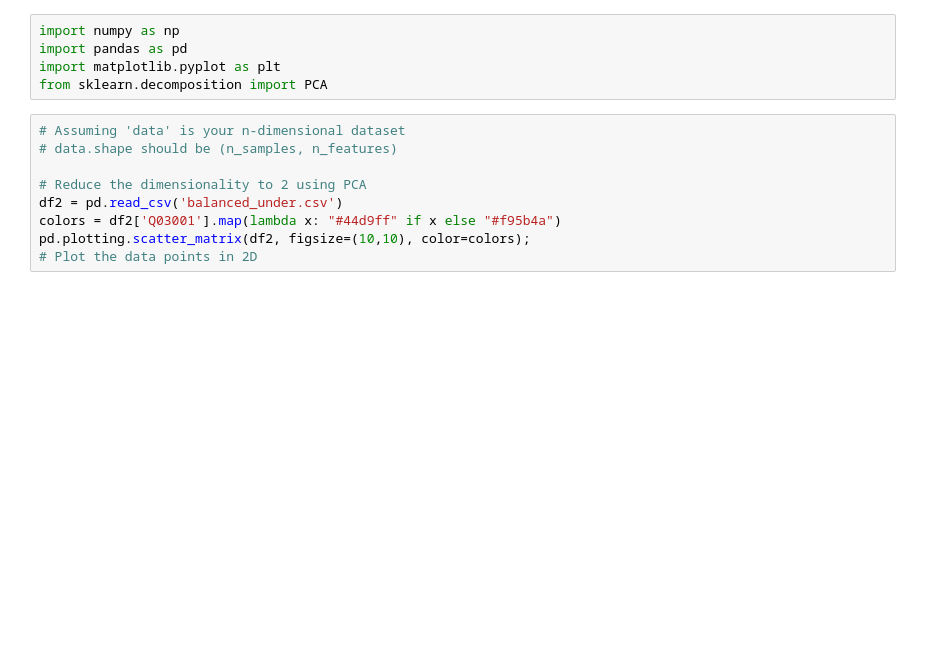
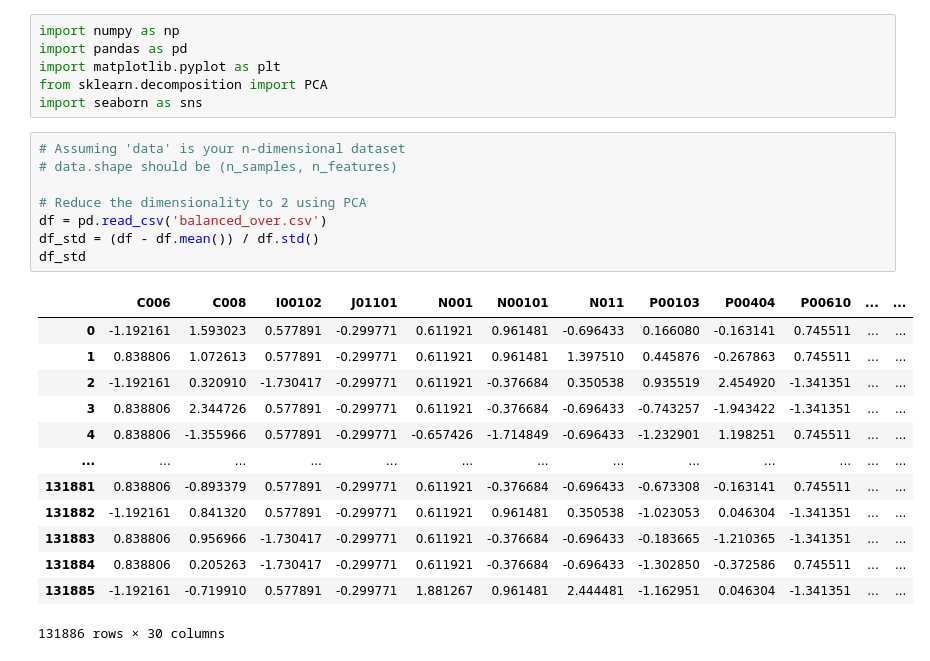
Before and after one commit to Tadleao/IA-Diabetes, a Jupyter notebook: Plot.ipynb, the cells around one changed output. Cells and saved outputs as stored; diff of their text form; blank space fills up the shorter version.

```diff
--- a/Plot.ipynb
+++ b/Plot.ipynb
@@ -3,12 +3,26 @@ import numpy as np
 import pandas as pd
 import matplotlib.pyplot as plt
 from sklearn.decomposition import PCA
+import seaborn as sns
 # %%
 # Assuming 'data' is your n-dimensional dataset
 # data.shape should be (n_samples, n_features)
 
 # Reduce the dimensionality to 2 using PCA
-df2 = pd.read_csv('balanced_under.csv')
-colors = df2['Q03001'].map(lambda x: "#44d9ff" if x else "#f95b4a")
-pd.plotting.scatter_matrix(df2, figsize=(10,10), color=colors);
-# Plot the data points in 2D
+df = pd.read_csv('balanced_over.csv')
+df_std = (df - df.mean()) / df.std()
+df_std
+# %% [output]
+|  | C006 | C008 | I00102 | J01101 | N001 | N00101 | N011 | P00103 | P00404 | P00610 | ... | ... |
+| 0 | -1.192161 | 1.593023 | 0.577891 | -0.299771 | 0.611921 | 0.961481 | -0.696433 | 0.166080 | -0.163141 | 0.745511 | ... | ... |
+| 1 | 0.838806 | 1.072613 | 0.577891 | -0.299771 | 0.611921 | 0.961481 | 1.397510 | 0.445876 | -0.267863 | 0.745511 | ... | ... |
+| 2 | -1.192161 | 0.320910 | -1.730417 | -0.299771 | 0.611921 | -0.376684 | 0.350538 | 0.935519 | 2.454920 | -1.341351 | ... | ... |
+| 3 | 0.838806 | 2.344726 | 0.577891 | -0.299771 | 0.611921 | -0.376684 | -0.696433 | -0.743257 | -1.943422 | -1.341351 | ... | ... |
+| 4 | 0.838806 | -1.355966 | 0.577891 | -0.299771 | -0.657426 | -1.714849 | -0.696433 | -1.232901 | 1.198251 | 0.745511 | ... | ... |
+| ... | ... | ... | ... | ... | ... | ... | ... | ... | ... | ... | ... | ... |
+| 131881 | 0.838806 | -0.893379 | 0.577891 | -0.299771 | 0.611921 | -0.376684 | -0.696433 | -0.673308 | -0.163141 | 0.745511 | ... | ... |
+| 131882 | -1.192161 | 0.841320 | 0.577891 | -0.299771 | 0.611921 | 0.961481 | 0.350538 | -1.023053 | 0.046304 | -1.341351 | ... | ... |
+| 131883 | 0.838806 | 0.956966 | -1.730417 | -0.299771 | 0.611921 | -0.376684 | -0.696433 | -0.183665 | -1.210365 | -1.341351 | ... | ... |
+| 131884 | 0.838806 | 0.205263 | -1.730417 | -0.299771 | 0.611921 | -0.376684 | -0.696433 | -1.302850 | -0.372586 | 0.745511 | ... | ... |
+| 131885 | -1.192161 | -0.719910 | 0.577891 | -0.299771 | 1.881267 | 0.961481 | 2.444481 | -1.162951 | 0.046304 | -1.341351 | ... | ... |
+131886 rows × 30 columns
```
Also changed, not shown: parts of 3 cells of this notebook, 19 other files.
